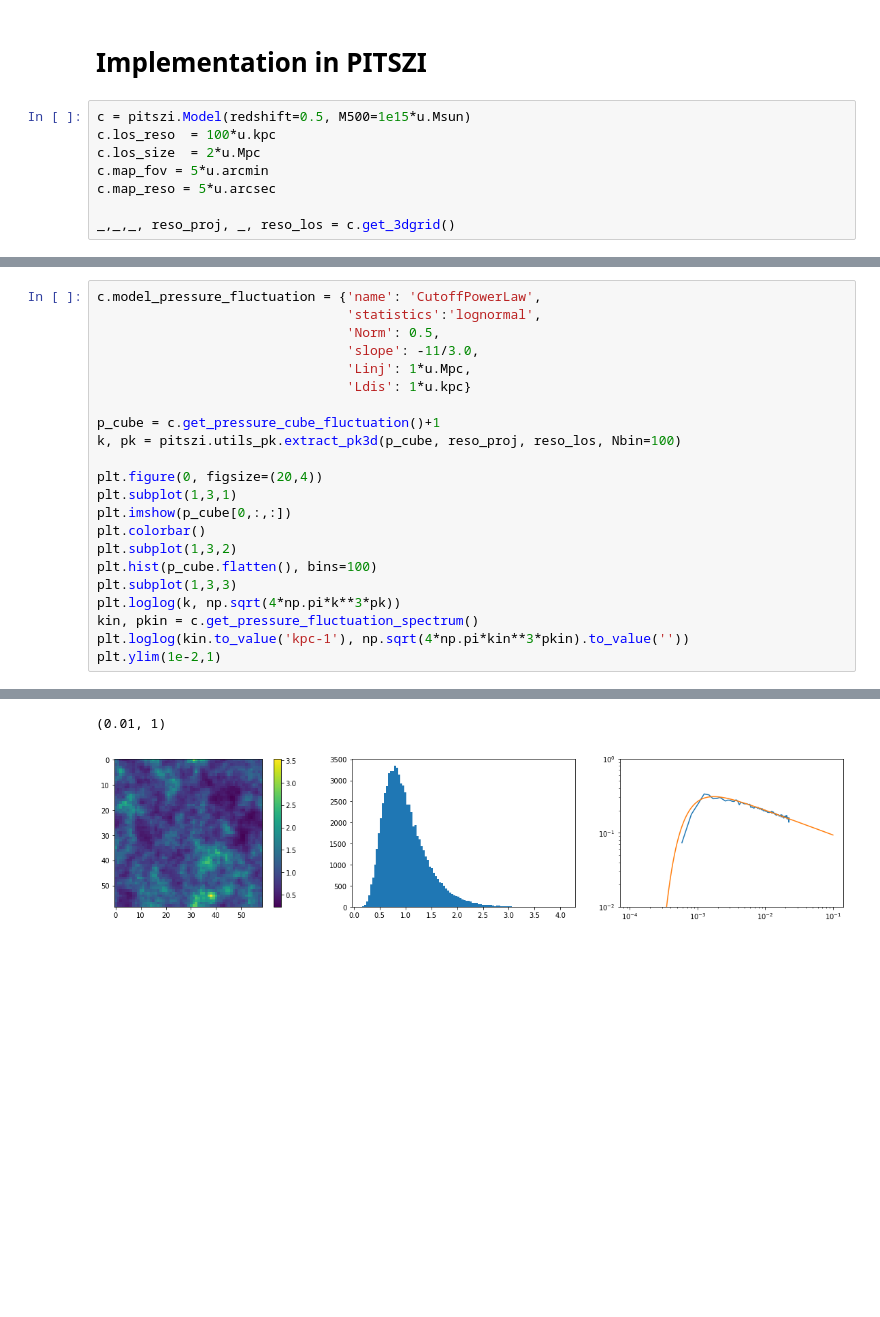
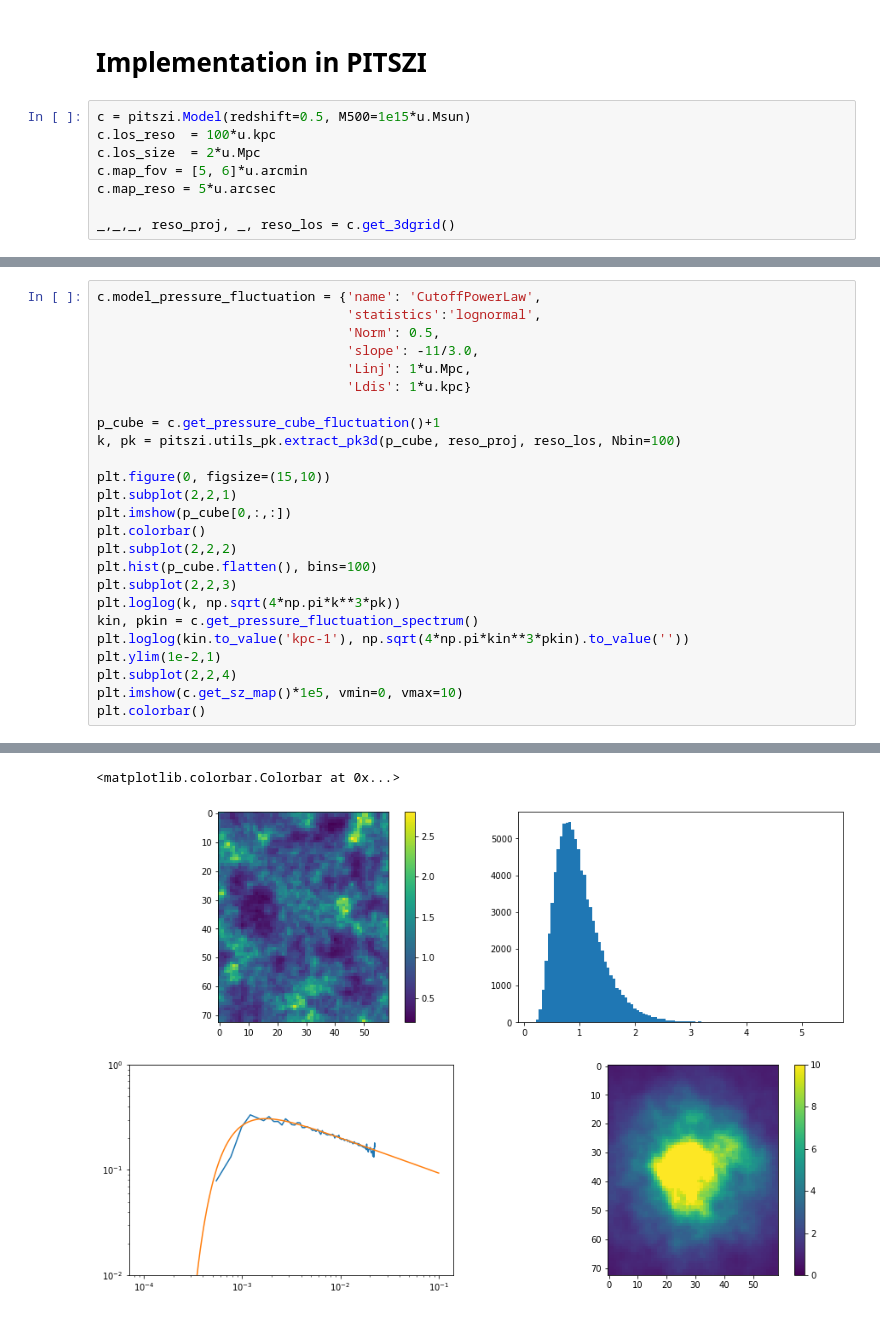
Before and after one commit to remi-adam/pitszi, a Jupyter notebook: notebook/pitszi_dev_lognormal_field_from_pk.ipynb, the cells around one changed output, grey strips where cells are left out. Cells and saved outputs as stored; diff of their text form; blank space fills up the shorter version.

```diff
--- a/notebook/pitszi_dev_lognormal_field_from_pk.ipynb
+++ b/notebook/pitszi_dev_lognormal_field_from_pk.ipynb
@@ -531,7 +531,7 @@ plt.plot(kout, np.mean(pkout_mc, axis=0) / np.mean(pkoutln_mc, axis=0))
 c = pitszi.Model(redshift=0.5, M500=1e15*u.Msun)
 c.los_reso  = 100*u.kpc
 c.los_size  = 2*u.Mpc
-c.map_fov = 5*u.arcmin
+c.map_fov = [5, 6]*u.arcmin
 c.map_reso = 5*u.arcsec
 
 _,_,_, reso_proj, _, reso_los = c.get_3dgrid()
@@ -598,17 +605,20 @@ c.model_pressure_fluctuation = {'name': 'CutoffPowerLaw',
 p_cube = c.get_pressure_cube_fluctuation()+1
 k, pk = pitszi.utils_pk.extract_pk3d(p_cube, reso_proj, reso_los, Nbin=100)
 
-plt.figure(0, figsize=(20,4))
-plt.subplot(1,3,1)
+plt.figure(0, figsize=(15,10))
+plt.subplot(2,2,1)
 plt.imshow(p_cube[0,:,:])
 plt.colorbar()
-plt.subplot(1,3,2)
+plt.subplot(2,2,2)
 plt.hist(p_cube.flatten(), bins=100)
-plt.subplot(1,3,3)
+plt.subplot(2,2,3)
 plt.loglog(k, np.sqrt(4*np.pi*k**3*pk))
 kin, pkin = c.get_pressure_fluctuation_spectrum()
 plt.loglog(kin.to_value('kpc-1'), np.sqrt(4*np.pi*kin**3*pkin).to_value(''))
 plt.ylim(1e-2,1)
+plt.subplot(2,2,4)
+plt.imshow(c.get_sz_map()*1e5, vmin=0, vmax=10)
+plt.colorbar()
 # %% [output]
 Setting model_pressure_fluctuation value
 Fixing: R500 if involved
@@ -619,2 +633,2 @@ Fixing: R500 if involved
-(0.01, 1)
+<matplotlib.colorbar.Colorbar at 0x...>
-[figure, old version]
+[figure, new version]
```
Also changed, not shown: parts of 2 cells of this notebook.
